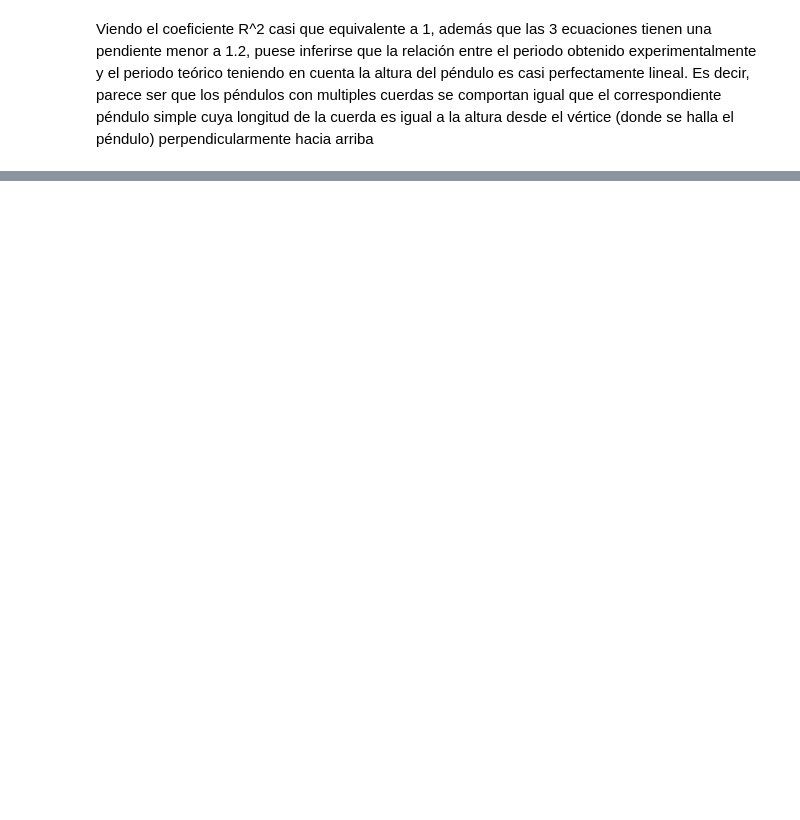
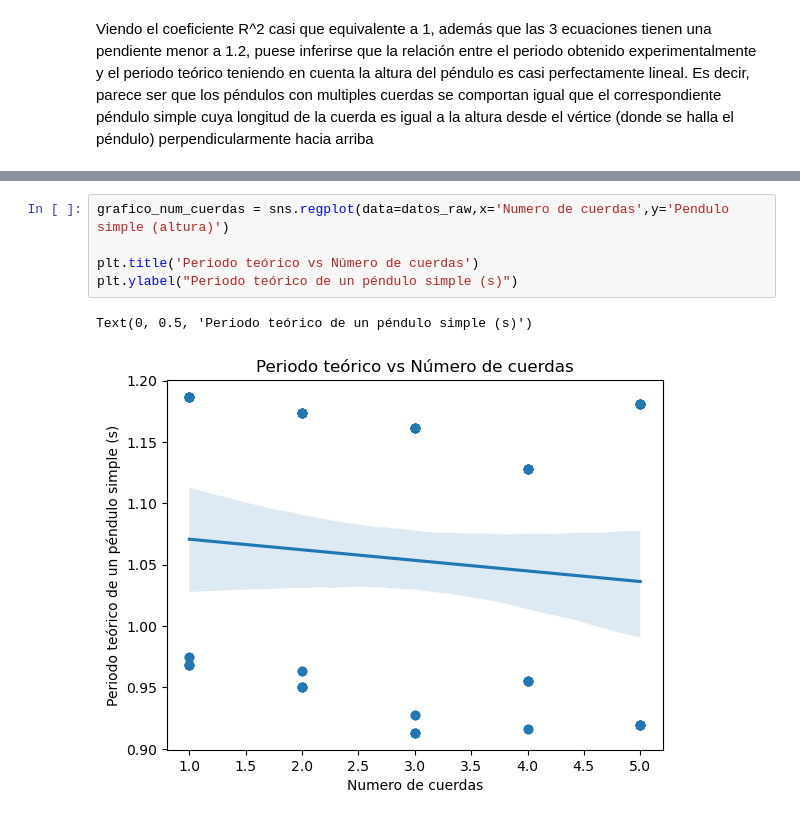
Before and after one commit to dnewbie25/pendulo-multiple, a Jupyter notebook: analisis.ipynb, the cells around one changed output, grey strips where cells are left out. Cells and saved outputs as stored; diff of their text form; blank space fills up the shorter version.

```diff
--- a/analisis.ipynb
+++ b/analisis.ipynb
@@ -104,0 +151,8 @@ Viendo el coeficiente R^2 casi que equivalente a 1, además que las 3 ecuaciones
+# %%
+grafico_num_cuerdas = sns.regplot(data=datos_raw,x='Numero de cuerdas',y='Pendulo simple (altura)')
+
+plt.title('Periodo teórico vs Número de cuerdas')
+plt.ylabel("Periodo teórico de un péndulo simple (s)")
+# %% [output]
+Text(0, 0.5, 'Periodo teórico de un péndulo simple (s)')
+[figure, added]
```
Also changed, not shown: parts of 16 cells of this notebook.
